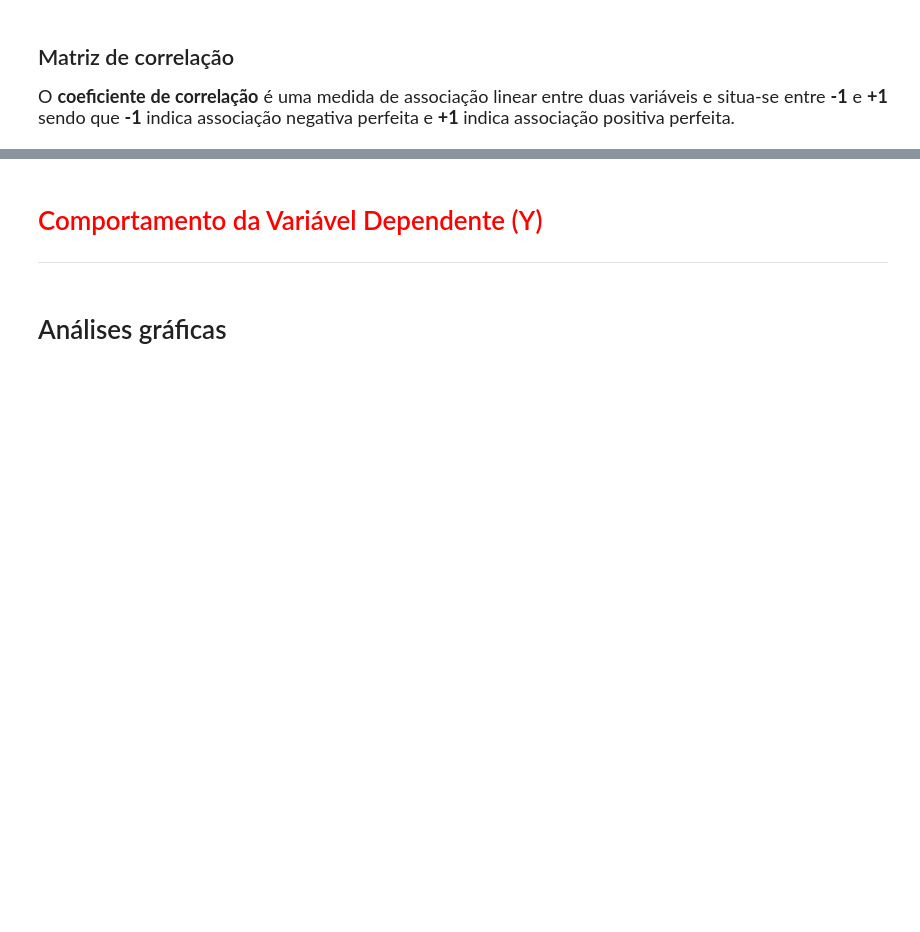
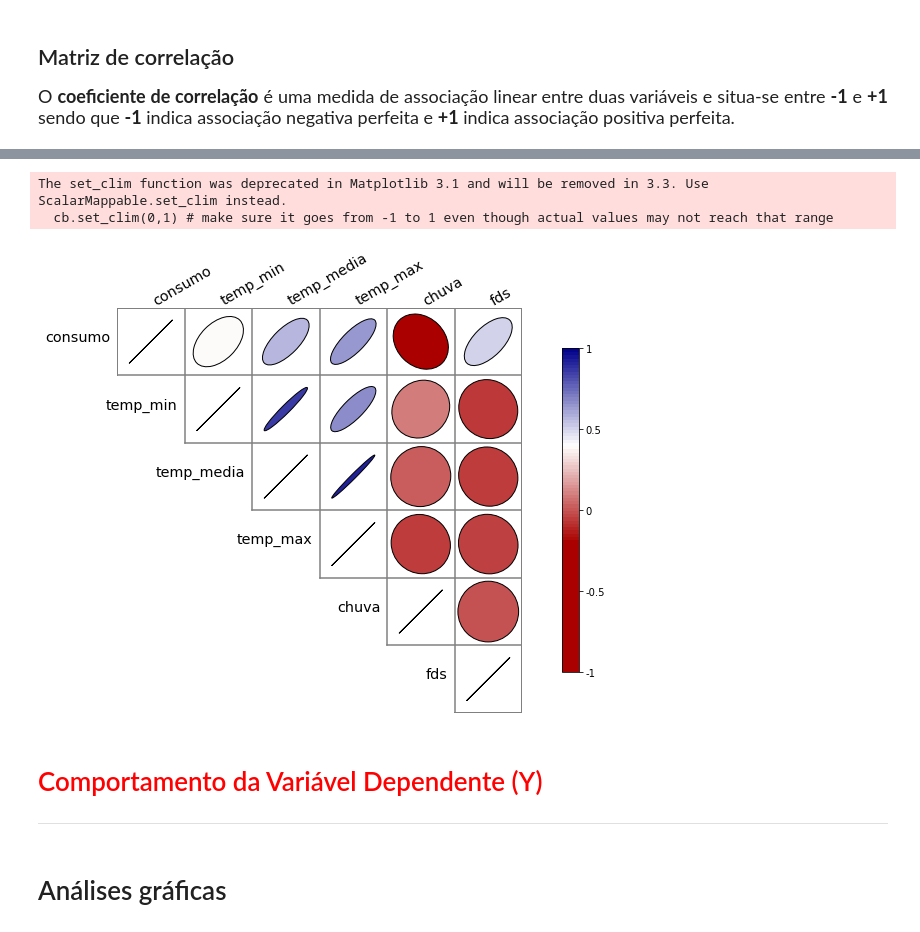
Before and after one commit to leandrorodor/ALR-Linear_Regression, a Jupyter notebook: cerveja.ipynb, the cells around one changed output, grey strips where cells are left out. Saved outputs shown, nothing was run; the diff lists cells and outputs as text; code cells hidden in the pictures; blank space fills up the shorter version.

```diff
--- a/cerveja.ipynb
+++ b/cerveja.ipynb
@@ -42,5 +48,8 @@ https://docs.python.org/3/library/warnings.html
 </ul>
 # %% [markdown]
 ## Leitura dos dados
+# %%
+dados = pd.read_csv('/content/sample_data/consumo_cerveja.csv', sep=';')
+# dados = pd.read_table('/content/sample_data/consumo_cerveja.csv'', sep=';')
 # %% [markdown]
 ## Visualizar os dados
@@ -58,3 +113,13 @@ https://docs.python.org/3/library/warnings.html
+# %%
+corr_graf = corrplot.Corrplot(dados.corr().round(4))
+corr_graf.plot(upper = 'ellipse', fontsize = 'x-large')
+fig = plt.gcf()
+fig.set_size_inches(13,8)
+fig.show()
+# %% [output]
+The set_clim function was deprecated in Matplotlib 3.1 and will be removed in 3.3. Use ScalarMappable.set_clim instead.
+  cb.set_clim(0,1) # make sure it goes from -1 to 1 even though actual values may not reach that range
+[figure, added]
 # %% [markdown]
 # <font color='red' style='font-size: 30px;'>Comportamento da Variável Dependente (Y)</font>
 <hr style='border: 2px solid red;'>
```
Also changed, not shown: parts of 7 cells of this notebook.
